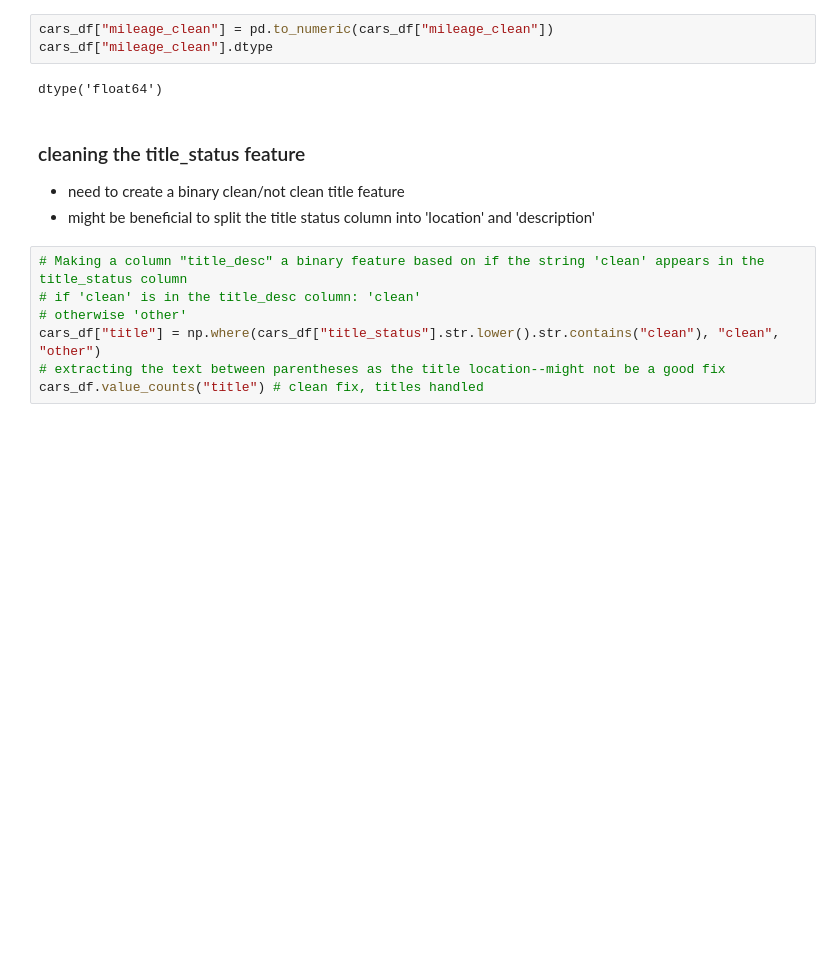
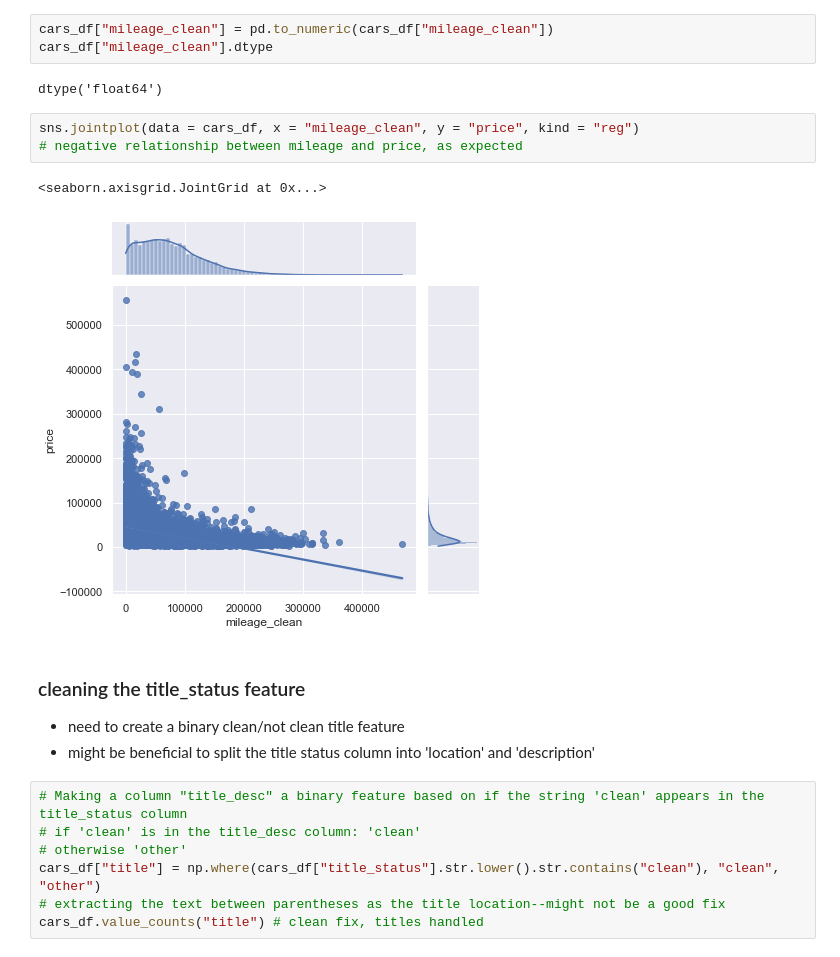
Before and after one commit to pwolff42/auto_auctions, a Jupyter notebook: data_cleansing.ipynb, the cells around one changed output. Drawn from its saved outputs; the diff is of its cells as text; blank space fills up the shorter version.

```diff
--- a/data_cleansing.ipynb
+++ b/data_cleansing.ipynb
@@ -217,6 +240,12 @@ cars_df["mileage_clean"] = pd.to_numeric(cars_df["mileage_clean"])
 cars_df["mileage_clean"].dtype
 # %% [output]
 dtype('float64')
+# %%
+sns.jointplot(data = cars_df, x = "mileage_clean", y = "price", kind = "reg")
+# negative relationship between mileage and price, as expected
+# %% [output]
+<seaborn.axisgrid.JointGrid at 0x...>
+[figure, added]
 # %% [markdown]
 ### cleaning the title_status feature
 - need to create a binary clean/not clean title feature
```
Also changed, not shown: parts of 31 cells of this notebook.
